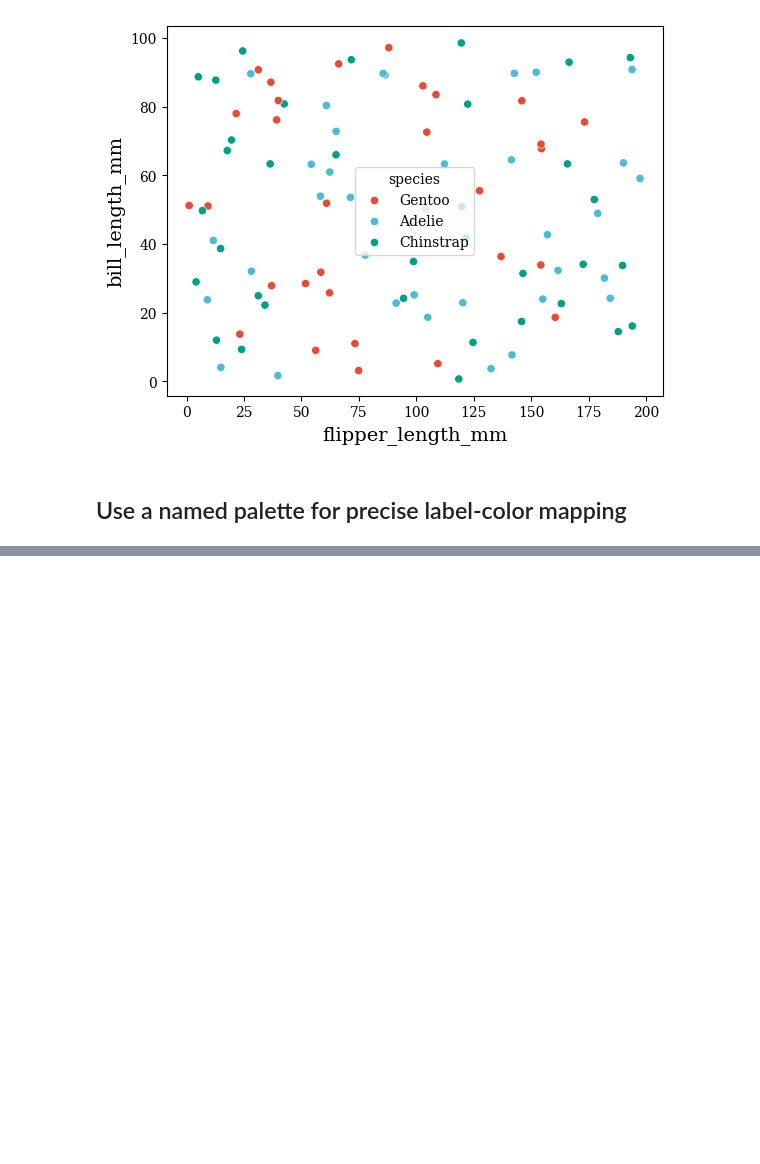
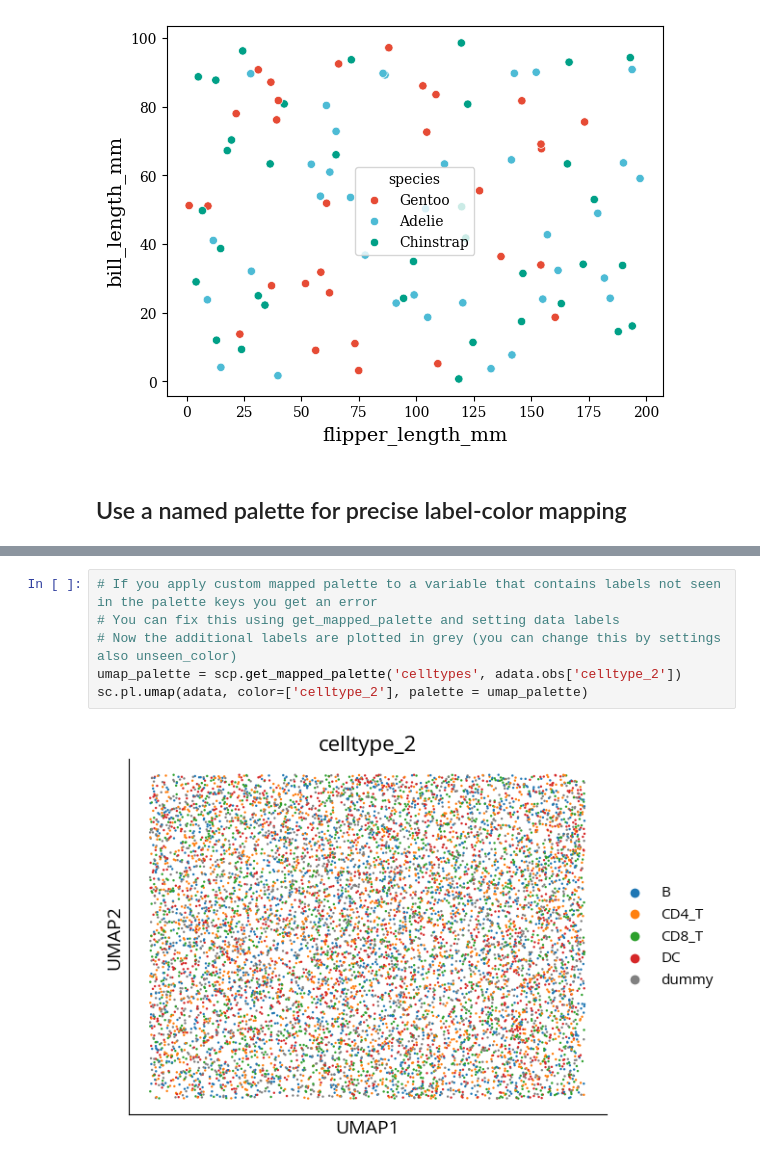
Before and after one commit to HTGenomeAnalysisUnit/project_styler_py, a Jupyter notebook: example/example.ipynb, the cells around one changed output, grey strips where cells are left out. Drawn from its saved outputs; the diff is of its cells as text; blank space fills up the shorter version.

```diff
--- a/example/example.ipynb
+++ b/example/example.ipynb
@@ -89,0 +211,8 @@ sns.scatterplot(
+# %%
+# If you apply custom mapped palette to a variable that contains labels not seen in the palette keys you get an error
+# You can fix this using get_mapped_palette and setting data labels
+# Now the additional labels are plotted in grey (you can change this by settings also unseen_color)
+umap_palette = scp.get_mapped_palette('celltypes', adata.obs['celltype_2'])
+sc.pl.umap(adata, color=['celltype_2'], palette = umap_palette)
+# %% [output]
+[figure, added]
```
Also changed, not shown: parts of 20 cells of this notebook, 1 other file.
